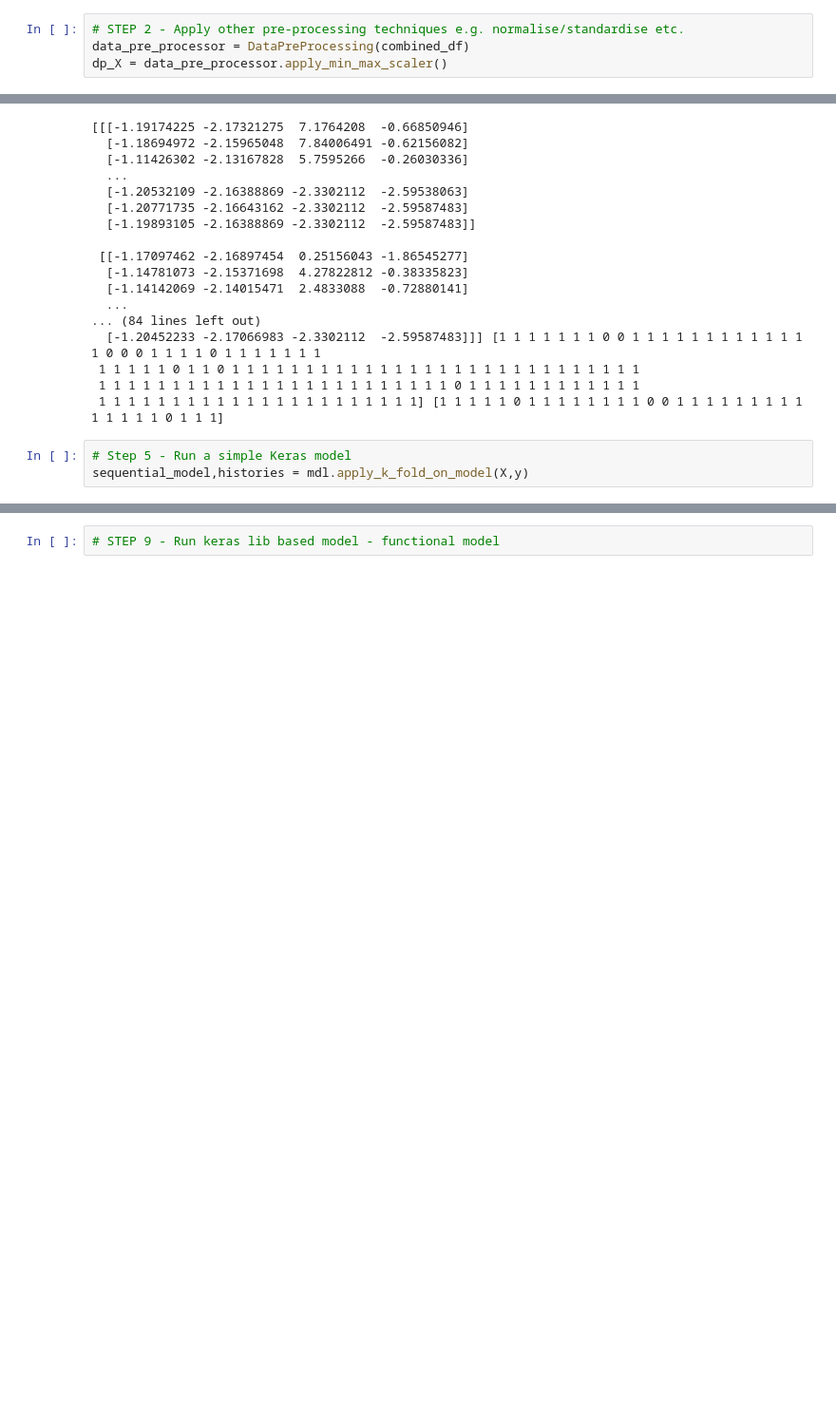
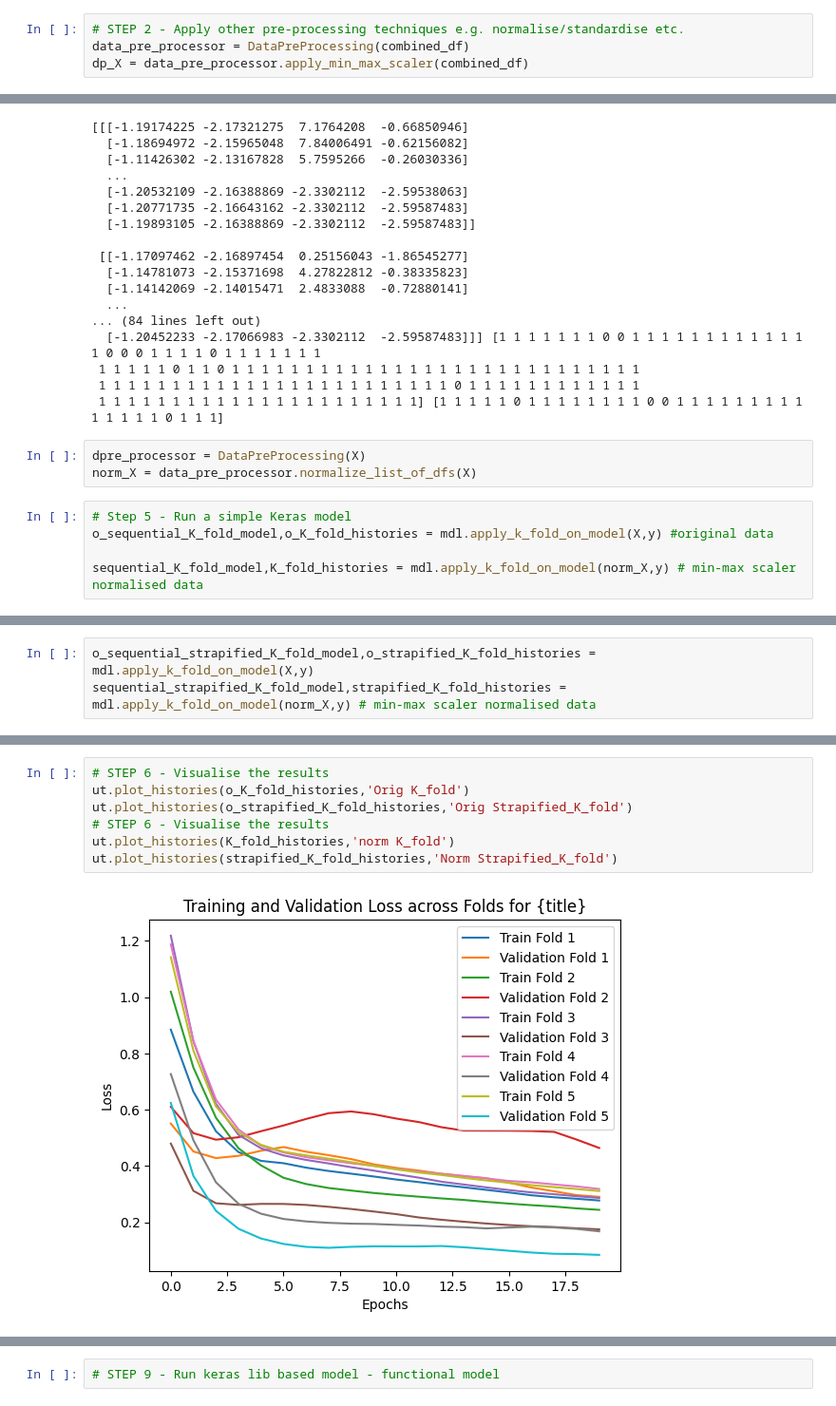
Before and after one commit to minalsv/LaserWeldingQualityCheckMLProject, a Jupyter notebook: FinalProject.ipynb, the cells around one changed output, grey strips where cells are left out. Shown at 95% size. Drawn from its saved outputs; the diff is of its cells as text; blank space fills up the shorter version.

Commit message:
4 working models with their accuracy comparisons

```diff
--- a/FinalProject.ipynb
+++ b/FinalProject.ipynb
@@ -43,7 +43,7 @@ MultiIndex([(                   'ID',  'Unnamed: 0_level_1'),
 # %%
 # STEP 2 - Apply other pre-processing techniques e.g. normalise/standardise etc.
 data_pre_processor = DataPreProcessing(combined_df)
-dp_X = data_pre_processor.apply_min_max_scaler()
+dp_X = data_pre_processor.apply_min_max_scaler(combined_df)
 # %%
 # STEP 3  - Visualise
 
@@ -82,9 +82,14 @@ print(X_train, X_val, y_train, y_val)
  1 1 1 1 1 0 1 1 0 1 1 1 1 1 1 1 1 1 1 1 1 1 1 1 1 1 1 1 1 1 1 1 1 1 1 1 1
  1 1 1 1 1 1 1 1 1 1 1 1 1 1 1 1 1 1 1 1 1 1 1 1 0 1 1 1 1 1 1 1 1 1 1 1 1
  1 1 1 1 1 1 1 1 1 1 1 1 1 1 1 1 1 1 1 1 1 1] [1 1 1 1 1 0 1 1 1 1 1 1 1 1 0 0 1 1 1 1 1 1 1 1 1 1 1 1 1 1 0 1 1 1]
+# %%
+dpre_processor = DataPreProcessing(X)
+norm_X = data_pre_processor.normalize_list_of_dfs(X)
 # %%
 # Step 5 - Run a simple Keras model
-sequential_model,histories = mdl.apply_k_fold_on_model(X,y)
+o_sequential_K_fold_model,o_K_fold_histories = mdl.apply_k_fold_on_model(X,y) #original data
+
+sequential_K_fold_model,K_fold_histories = mdl.apply_k_fold_on_model(norm_X,y) # min-max scaler normalised data
 # %% [output]
 Training on fold 1...
 Epoch 1/20
@@ -110,0 +111,3 @@ ut.plot_histories(histories)
+# %%
+o_sequential_strapified_K_fold_model,o_strapified_K_fold_histories = mdl.apply_k_fold_on_model(X,y)
+sequential_strapified_K_fold_model,strapified_K_fold_histories = mdl.apply_k_fold_on_model(norm_X,y) # min-max scaler normalised data
@@ -110,0 +132,9 @@ ut.plot_histories(histories)
+# %%
+# STEP 6 - Visualise the results
+ut.plot_histories(o_K_fold_histories,'Orig K_fold')
+ut.plot_histories(o_strapified_K_fold_histories,'Orig Strapified_K_fold')
+# STEP 6 - Visualise the results
+ut.plot_histories(K_fold_histories,'norm K_fold')
+ut.plot_histories(strapified_K_fold_histories,'Norm Strapified_K_fold')
+# %% [output]
+[figure, added]
```
Also changed, not shown: parts of 12 cells of this notebook, 3 other files.
